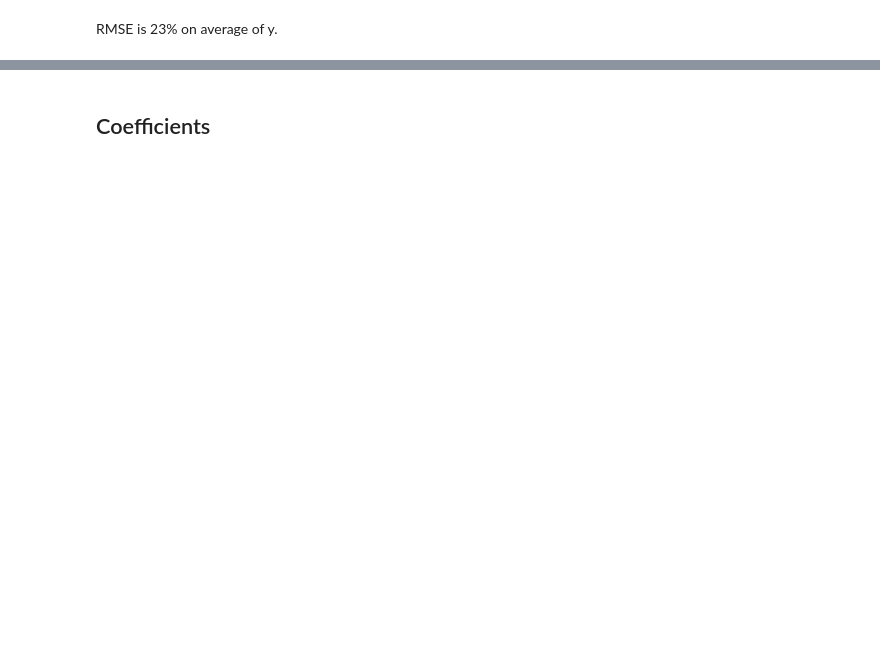
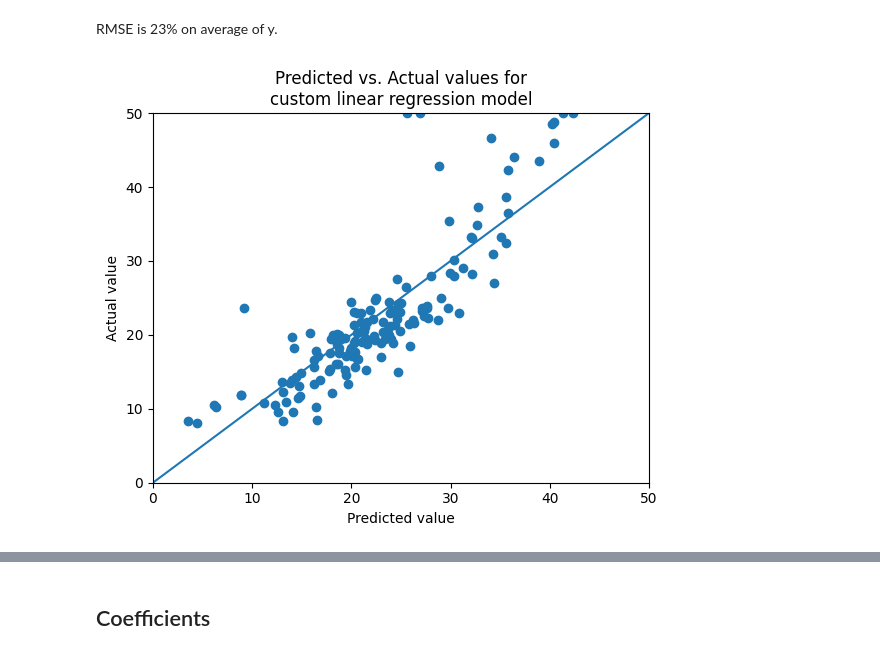
Before and after one commit to Kuoste/DLFS_code, a Jupyter notebook: 02_fundamentals/Code.ipynb, the cells around one changed output, grey strips where cells are left out. Cells and saved outputs as stored; diff of their text form; code cells hidden in the pictures; blank space fills up the shorter version.

```diff
--- a/02_fundamentals/Code.ipynb
+++ b/02_fundamentals/Code.ipynb
@@ -351,12 +361,14 @@ RMSE is 23% on average of y.
 # %%
 plt.xlabel("Predicted value")
 plt.ylabel("Actual value")
 plt.title("Predicted vs. Actual values for\ncustom linear regression model");
-plt.xlim([0, 51])
-plt.ylim([0, 51])
+plt.xlim([0, plotMax])
+plt.ylim([0, plotMax])
 plt.scatter(preds, y_test)
-plt.plot([0, 51], [0, 51]);
+plt.plot([0, plotMax], [0, plotMax]);
 # plt.savefig(GRAPHS_IMG_FILEPATH + "01_linear_custom_pred_vs_actual.png");
+# %% [output]
+[figure, added]
 # %%
 NUM = 40
 a = np.repeat(X_test[:,:-1].mean(axis=0, keepdims=True), NUM, axis=0)
```
Also changed, not shown: parts of 31 cells of this notebook.
